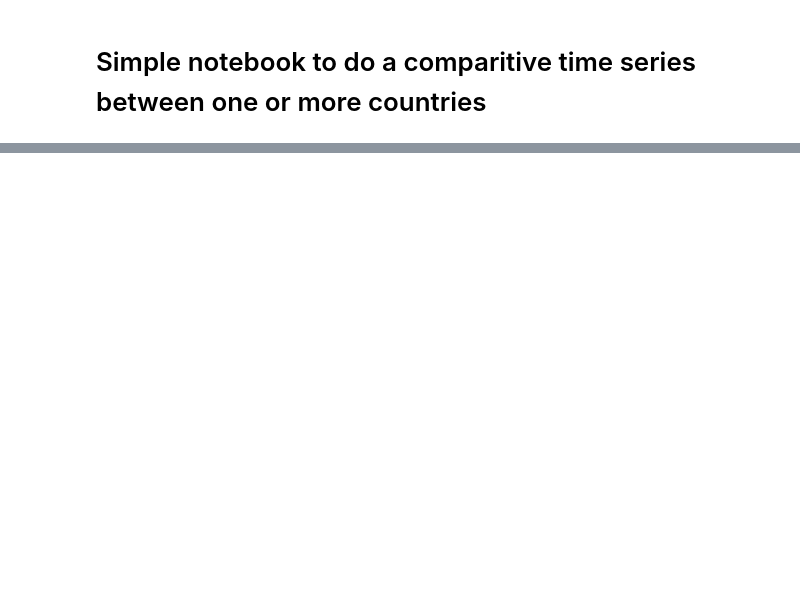
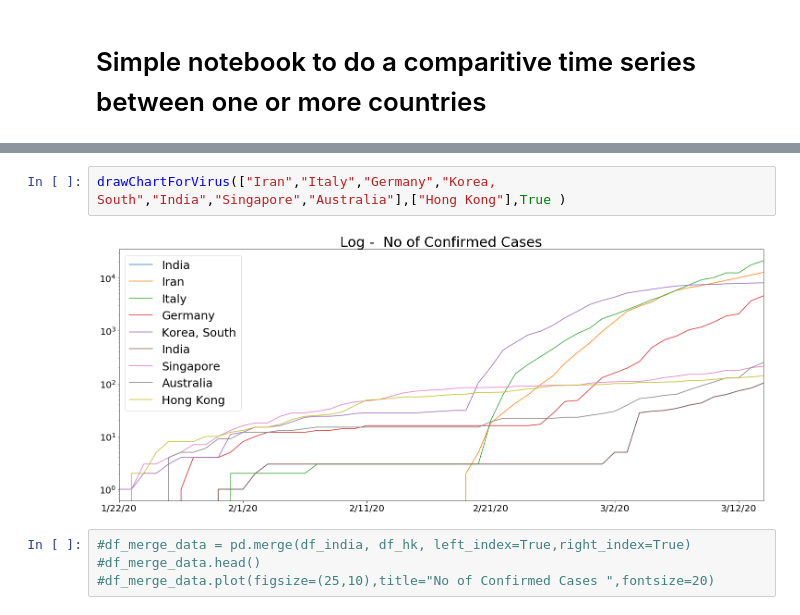
Before and after one commit to coolviki/corona_analysis, a Jupyter notebook: Corona_Analysis.ipynb, the cells around one changed output, grey strips where cells are left out. Cells and saved outputs as stored; diff of their text form; blank space fills up the shorter version.

```diff
--- a/Corona_Analysis.ipynb
+++ b/Corona_Analysis.ipynb
@@ -282,0 +100,8 @@ ax2.legend(loc=2, prop={'size': 25})
+# %%
+drawChartForVirus(["Iran","Italy","Germany","Korea, South","India","Singapore","Australia"],["Hong Kong"],True )
+# %% [output]
+[figure, added]
+# %%
+#df_merge_data = pd.merge(df_india, df_hk, left_index=True,right_index=True)
+#df_merge_data.head()
+#df_merge_data.plot(figsize=(25,10),title="No of Confirmed Cases ",fontsize=20)
```
Also changed, not shown: parts of 38 cells of this notebook.
